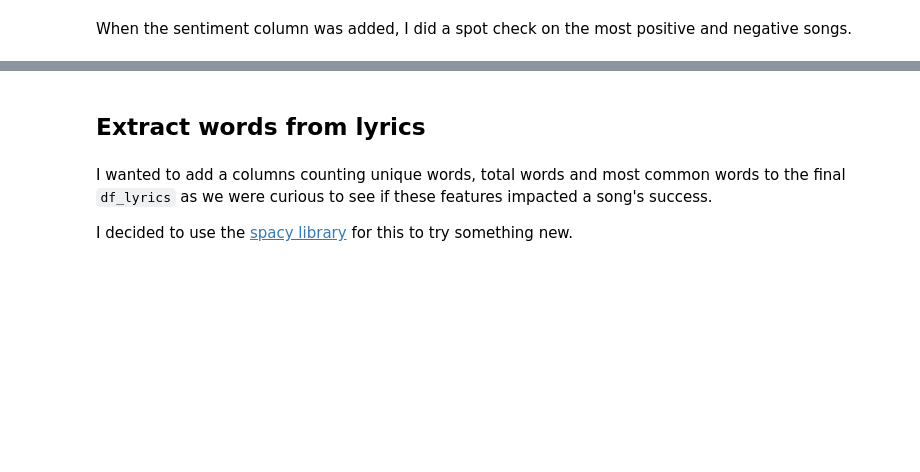
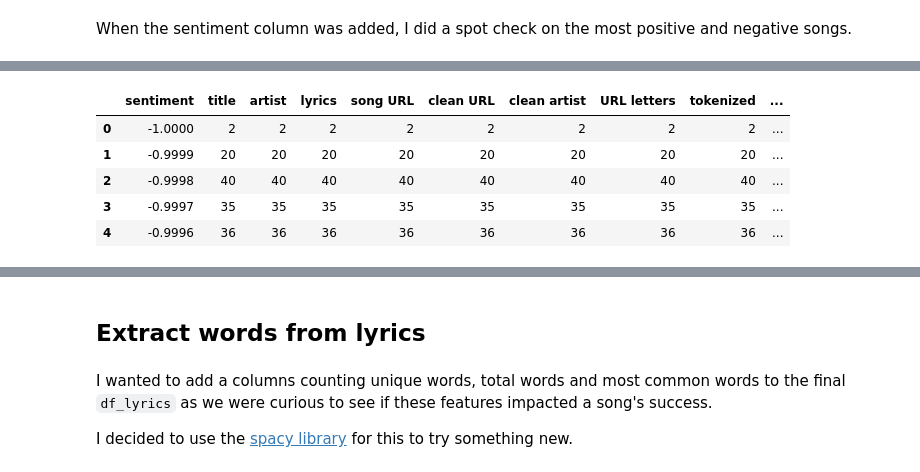
Before and after one commit to Joseph-Willem-Ricci/5450-final-project, a Jupyter notebook: CIS5450_Project.ipynb, the cells around one changed output, grey strips where cells are left out. Saved outputs shown, nothing was run; the diff lists cells and outputs as text; code cells hidden in the pictures; blank space fills up the shorter version.

```diff
--- a/CIS5450_Project.ipynb
+++ b/CIS5450_Project.ipynb
@@ -1020,0 +1021,11 @@ df_lyrics_negative = df_lyrics.sort_values(by = ['sentiment'])
+# %%
+# group the data by genre and calculate the median sentiment for each group
+lyrics_sen = df_lyrics.groupby('sentiment').count().reset_index()
+lyrics_sen.head()
+# %% [output]
+|  | sentiment | title | artist | lyrics | song URL | clean URL | clean artist | URL letters | tokenized | ... |
+| 0 | -1.0000 | 2 | 2 | 2 | 2 | 2 | 2 | 2 | 2 | ... |
+| 1 | -0.9999 | 20 | 20 | 20 | 20 | 20 | 20 | 20 | 20 | ... |
+| 2 | -0.9998 | 40 | 40 | 40 | 40 | 40 | 40 | 40 | 40 | ... |
+| 3 | -0.9997 | 35 | 35 | 35 | 35 | 35 | 35 | 35 | 35 | ... |
+| 4 | -0.9996 | 36 | 36 | 36 | 36 | 36 | 36 | 36 | 36 | ... |
```
Also changed, not shown: parts of 9 cells of this notebook.
